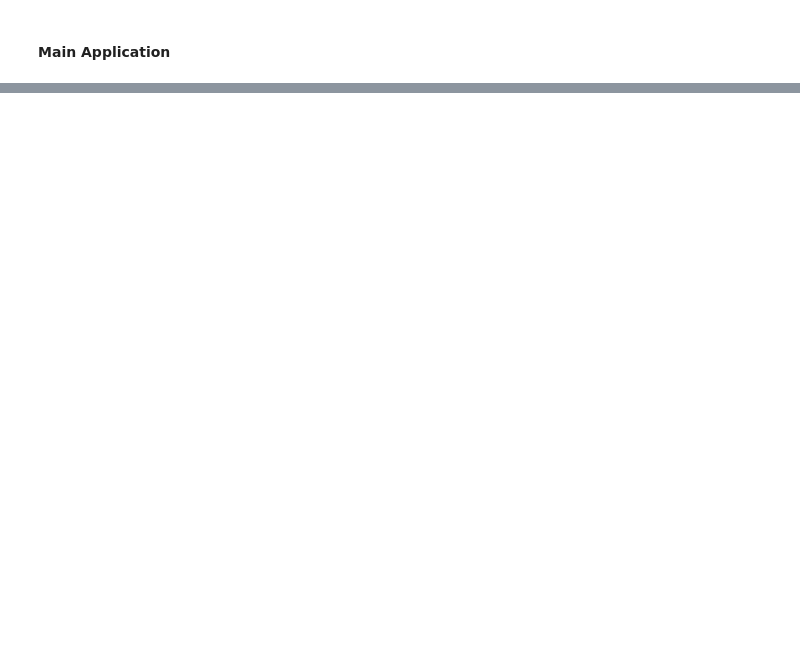
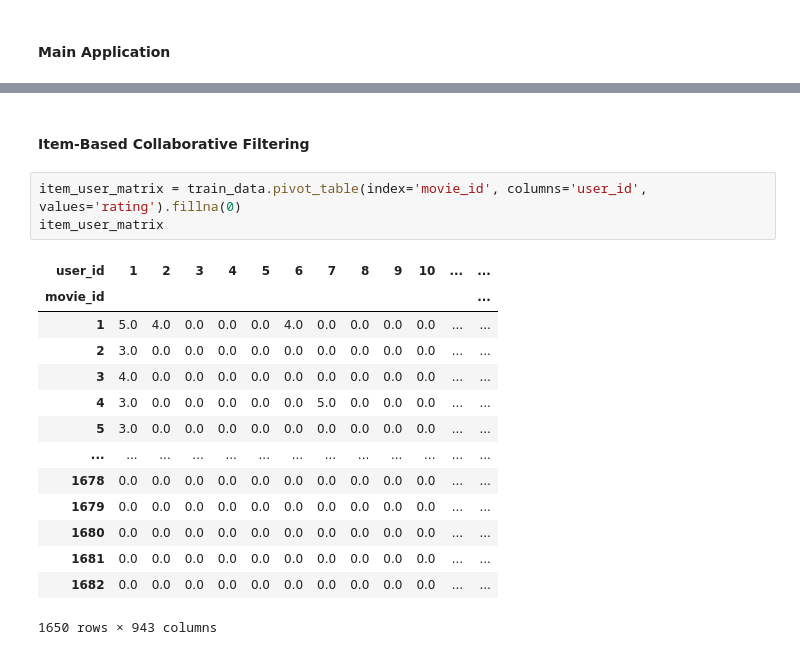
Before and after one commit to AhmedEhab-ML/Machine-Learning-Projects, a Jupyter notebook: MovieRecommendationSystem/movie_recommendation_system.ipynb, the cells around one changed output, grey strips where cells are left out. Saved outputs shown, nothing was run; the diff lists cells and outputs as text; blank space fills up the shorter version.

```diff
--- a/MovieRecommendationSystem/movie_recommendation_system.ipynb
+++ b/MovieRecommendationSystem/movie_recommendation_system.ipynb
@@ -393,0 +394,20 @@ Average Precision@5: 0.36
+# %% [markdown]
+#### Item-Based Collaborative Filtering
+# %%
+item_user_matrix = train_data.pivot_table(index='movie_id', columns='user_id', values='rating').fillna(0)
+item_user_matrix
+# %% [output]
+| user_id | 1 | 2 | 3 | 4 | 5 | 6 | 7 | 8 | 9 | 10 | ... | ... |
+| movie_id |  |  |  |  |  |  |  |  |  |  |  | ... |
+| 1 | 5.0 | 4.0 | 0.0 | 0.0 | 0.0 | 4.0 | 0.0 | 0.0 | 0.0 | 0.0 | ... | ... |
+| 2 | 3.0 | 0.0 | 0.0 | 0.0 | 0.0 | 0.0 | 0.0 | 0.0 | 0.0 | 0.0 | ... | ... |
+| 3 | 4.0 | 0.0 | 0.0 | 0.0 | 0.0 | 0.0 | 0.0 | 0.0 | 0.0 | 0.0 | ... | ... |
+| 4 | 3.0 | 0.0 | 0.0 | 0.0 | 0.0 | 0.0 | 5.0 | 0.0 | 0.0 | 0.0 | ... | ... |
+| 5 | 3.0 | 0.0 | 0.0 | 0.0 | 0.0 | 0.0 | 0.0 | 0.0 | 0.0 | 0.0 | ... | ... |
+| ... | ... | ... | ... | ... | ... | ... | ... | ... | ... | ... | ... | ... |
+| 1678 | 0.0 | 0.0 | 0.0 | 0.0 | 0.0 | 0.0 | 0.0 | 0.0 | 0.0 | 0.0 | ... | ... |
+| 1679 | 0.0 | 0.0 | 0.0 | 0.0 | 0.0 | 0.0 | 0.0 | 0.0 | 0.0 | 0.0 | ... | ... |
+| 1680 | 0.0 | 0.0 | 0.0 | 0.0 | 0.0 | 0.0 | 0.0 | 0.0 | 0.0 | 0.0 | ... | ... |
+| 1681 | 0.0 | 0.0 | 0.0 | 0.0 | 0.0 | 0.0 | 0.0 | 0.0 | 0.0 | 0.0 | ... | ... |
+| 1682 | 0.0 | 0.0 | 0.0 | 0.0 | 0.0 | 0.0 | 0.0 | 0.0 | 0.0 | 0.0 | ... | ... |
+1650 rows × 943 columns
```
Also changed, not shown: parts of 24 cells of this notebook, 8 other files.
